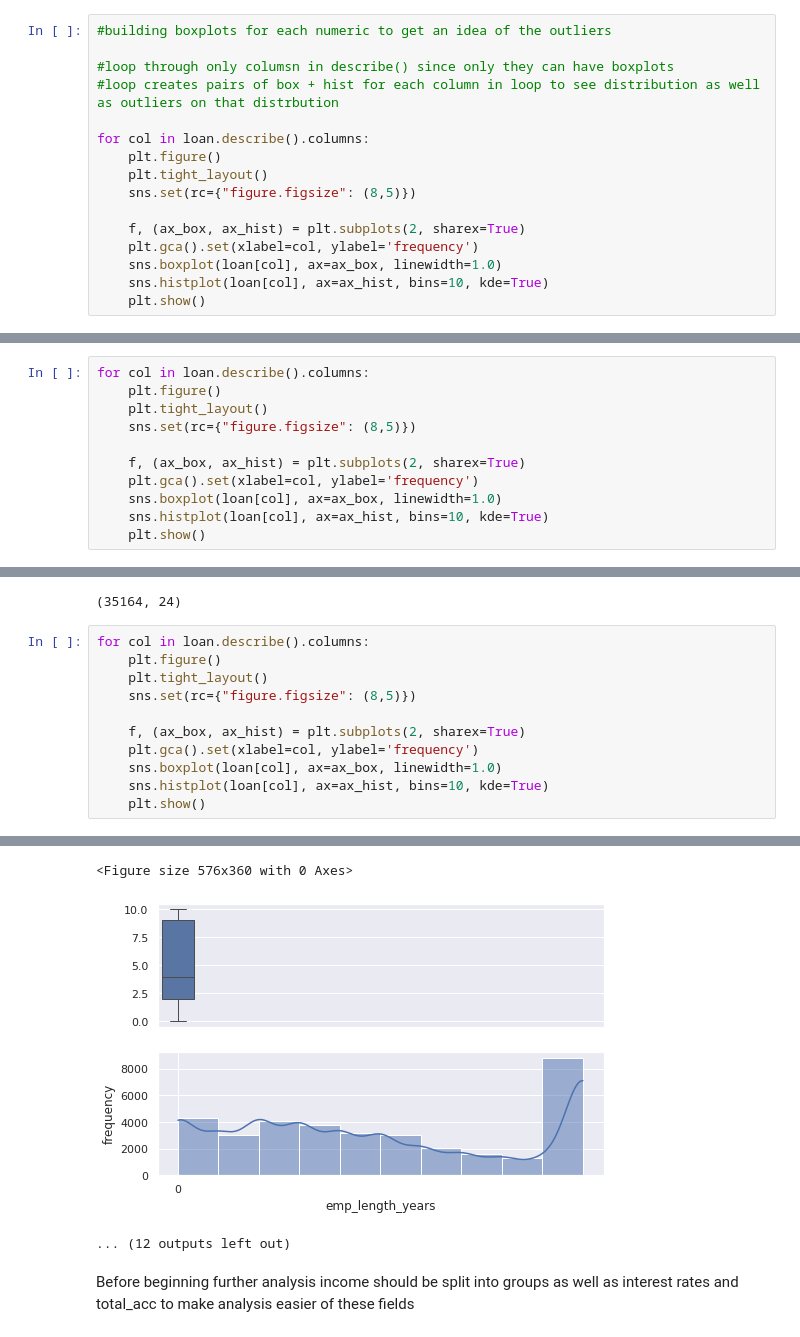
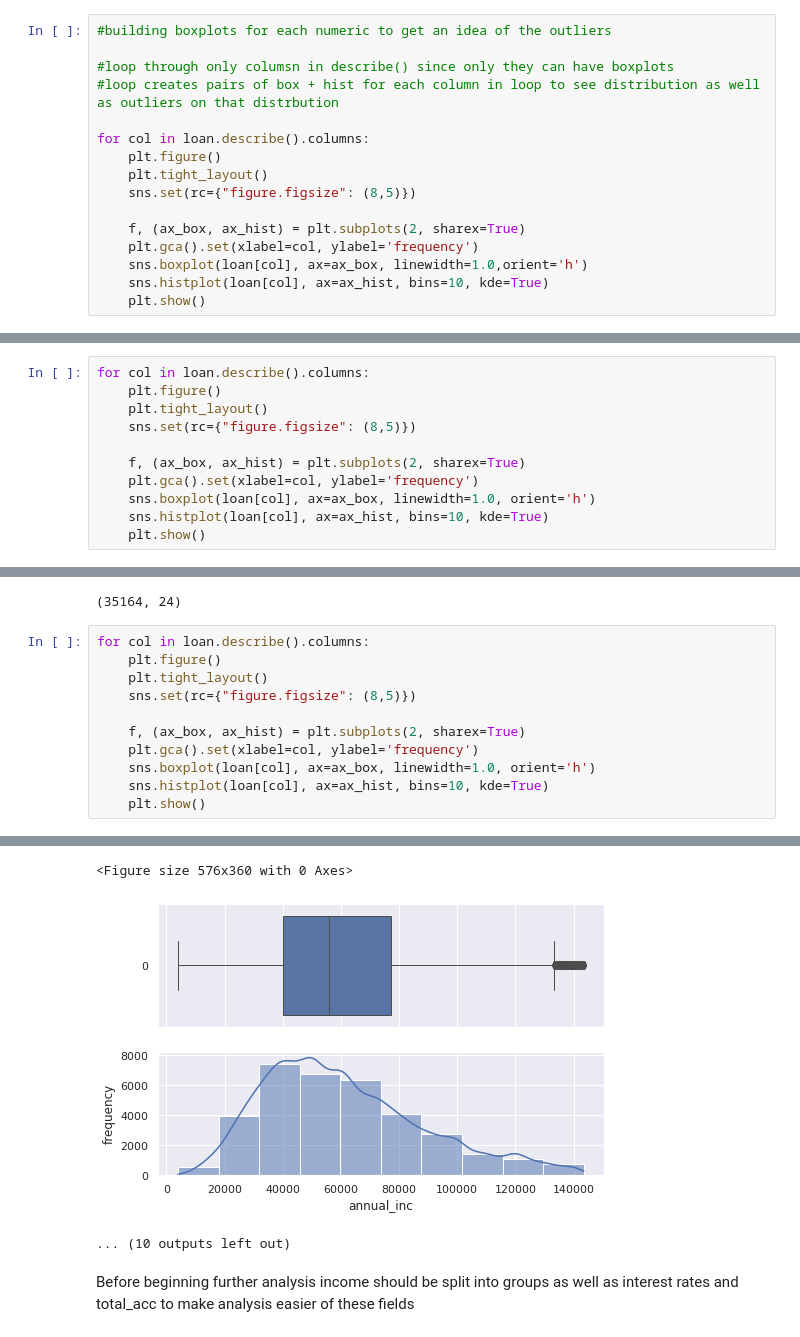
Before and after one commit to mickyals/lending_club_EDA, a Jupyter notebook: Mickell_Als.ipynb, the cells around one changed output, grey strips where cells are left out. Saved outputs shown, nothing was run; the diff lists cells and outputs as text.

```diff
--- a/Mickell_Als.ipynb
+++ b/Mickell_Als.ipynb
@@ -460,7 +460,7 @@ for col in loan.describe().columns:
 
     f, (ax_box, ax_hist) = plt.subplots(2, sharex=True)
     plt.gca().set(xlabel=col, ylabel='frequency')
-    sns.boxplot(loan[col], ax=ax_box, linewidth=1.0)
+    sns.boxplot(loan[col], ax=ax_box, linewidth=1.0,orient='h')
     sns.histplot(loan[col], ax=ax_hist, bins=10, kde=True)
     plt.show()
 # %% [output]
@@ -499,7 +499,7 @@ for col in loan.describe().columns:
 
     f, (ax_box, ax_hist) = plt.subplots(2, sharex=True)
     plt.gca().set(xlabel=col, ylabel='frequency')
-    sns.boxplot(loan[col], ax=ax_box, linewidth=1.0)
+    sns.boxplot(loan[col], ax=ax_box, linewidth=1.0, orient='h')
     sns.histplot(loan[col], ax=ax_hist, bins=10, kde=True)
     plt.show()
 # %% [output]
@@ -562,7 +562,7 @@ for col in loan.describe().columns:
 
     f, (ax_box, ax_hist) = plt.subplots(2, sharex=True)
     plt.gca().set(xlabel=col, ylabel='frequency')
-    sns.boxplot(loan[col], ax=ax_box, linewidth=1.0)
+    sns.boxplot(loan[col], ax=ax_box, linewidth=1.0, orient='h')
     sns.histplot(loan[col], ax=ax_hist, bins=10, kde=True)
     plt.show()
 # %% [output]
@@ -579,6 +579,6 @@ for col in loan.describe().columns:
 <Figure size 576x360 with 0 Axes>
-[figure, old version]
+[figure, new version]
-... (12 outputs left out)
+... (10 outputs left out)
 # %% [markdown]
 Before beginning further analysis income should be split into groups as well as interest rates and total_acc to make analysis easier of these fields
 # %%
```
Also changed, not shown: parts of 3 cells of this notebook.
